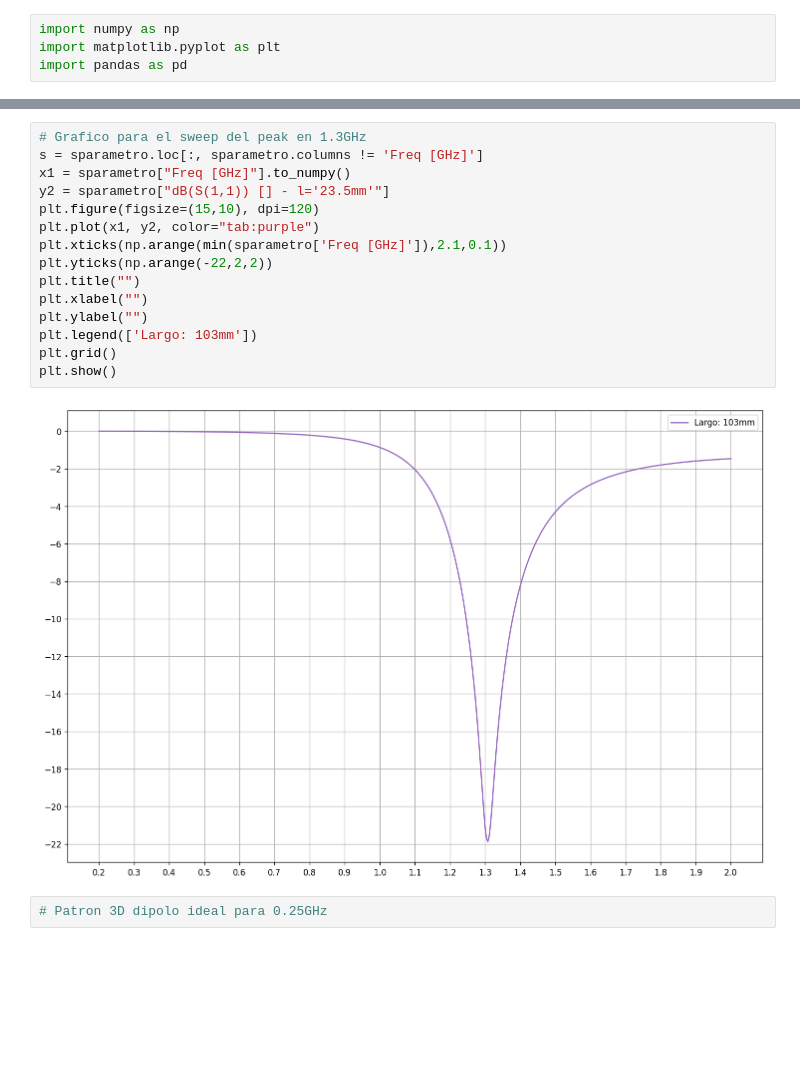
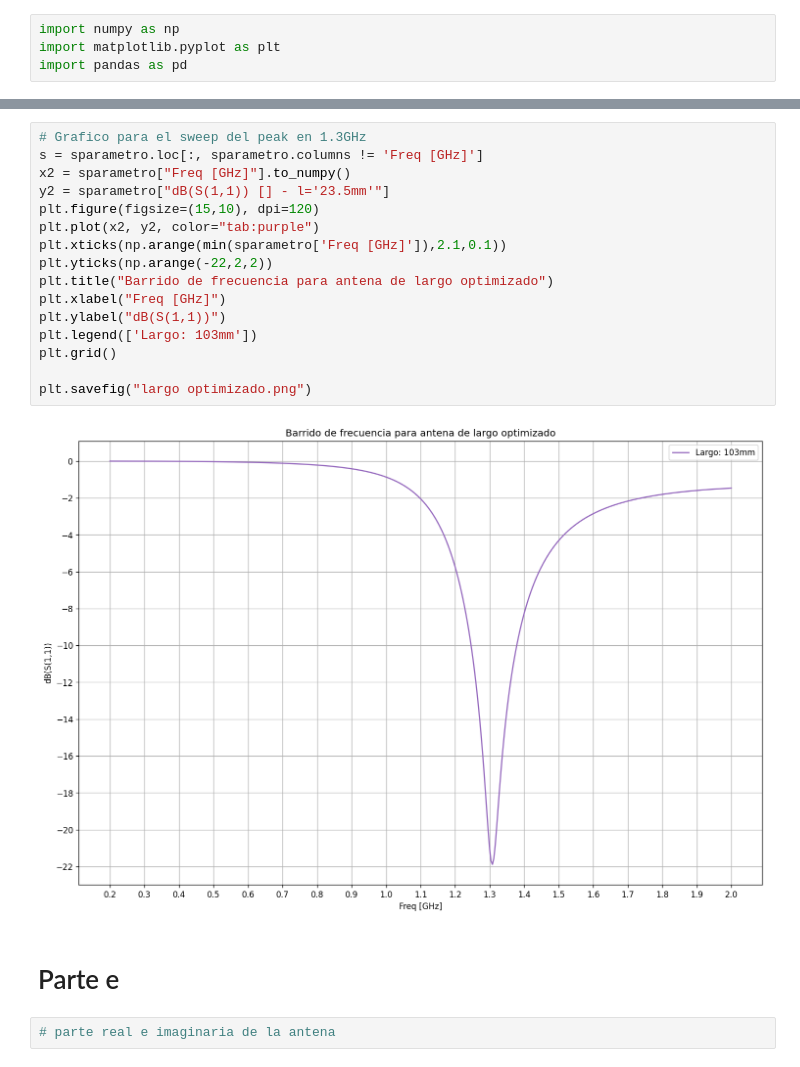
Before and after one commit to aitkenbug/shiny-funicular, a Jupyter notebook: Antenas/Graficos/graphs.ipynb, the cells around one changed output, grey strips where cells are left out. Drawn from its saved outputs; the diff is of its cells as text; blank space fills up the shorter version.

```diff
--- a/Antenas/Graficos/graphs.ipynb
+++ b/Antenas/Graficos/graphs.ipynb
@@ -57,19 +124,22 @@ plt.show()
 # %%
 # Grafico para el sweep del peak en 1.3GHz
 s = sparametro.loc[:, sparametro.columns != 'Freq [GHz]']
-x1 = sparametro["Freq [GHz]"].to_numpy()
+x2 = sparametro["Freq [GHz]"].to_numpy()
 y2 = sparametro["dB(S(1,1)) [] - l='23.5mm'"]
 plt.figure(figsize=(15,10), dpi=120)
-plt.plot(x1, y2, color="tab:purple")
+plt.plot(x2, y2, color="tab:purple")
 plt.xticks(np.arange(min(sparametro['Freq [GHz]']),2.1,0.1))
 plt.yticks(np.arange(-22,2,2))
-plt.title("")
-plt.xlabel("")
-plt.ylabel("")
+plt.title("Barrido de frecuencia para antena de largo optimizado")
+plt.xlabel("Freq [GHz]")
+plt.ylabel("dB(S(1,1))")
 plt.legend(['Largo: 103mm'])
 plt.grid()
-plt.show()
+
+plt.savefig("largo optimizado.png")
 # %% [output]
-[figure, old version]
+[figure, new version]
-# %%
-# Patron 3D dipolo ideal para 0.25GHz
+# %% [markdown]
+# Parte e
+# %%
+# parte real e imaginaria de la antena
```
Also changed, not shown: parts of 11 cells of this notebook, 3 other files.
